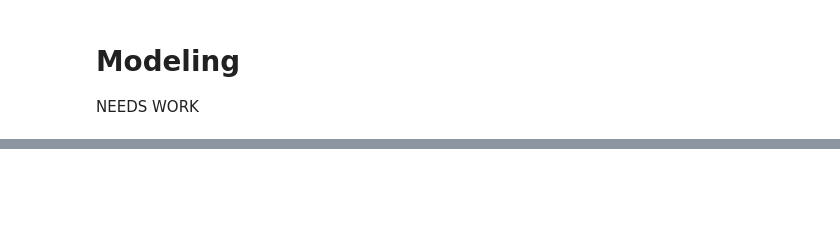
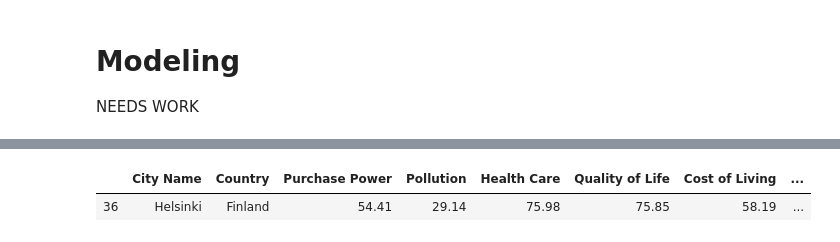
Before and after one commit to b3nb4ggs/tamudatathon2020, a Jupyter notebook: City Search/TAMU_Datathon.ipynb, the cells around one changed output, grey strips where cells are left out. Cells and saved outputs as stored; diff of their text form; code cells hidden in the pictures; blank space fills up the shorter version.

```diff
--- a/City Search/TAMU_Datathon.ipynb
+++ b/City Search/TAMU_Datathon.ipynb
@@ -308,2 +325,5 @@ numpy.round(df_prediction)
 # %%
-merged_df.loc[merged_df['City_Codes'] == 126]
+merged_df.loc[merged_df['City_Codes'] == 60]
+# %% [output]
+|  | City Name | Country | Purchase Power | Pollution | Health Care | Quality of Life | Cost of Living | ... |
+| 36 | Helsinki | Finland | 54.41 | 29.14 | 75.98 | 75.85 | 58.19 | ... |
```
Also changed, not shown: parts of 24 cells of this notebook.
